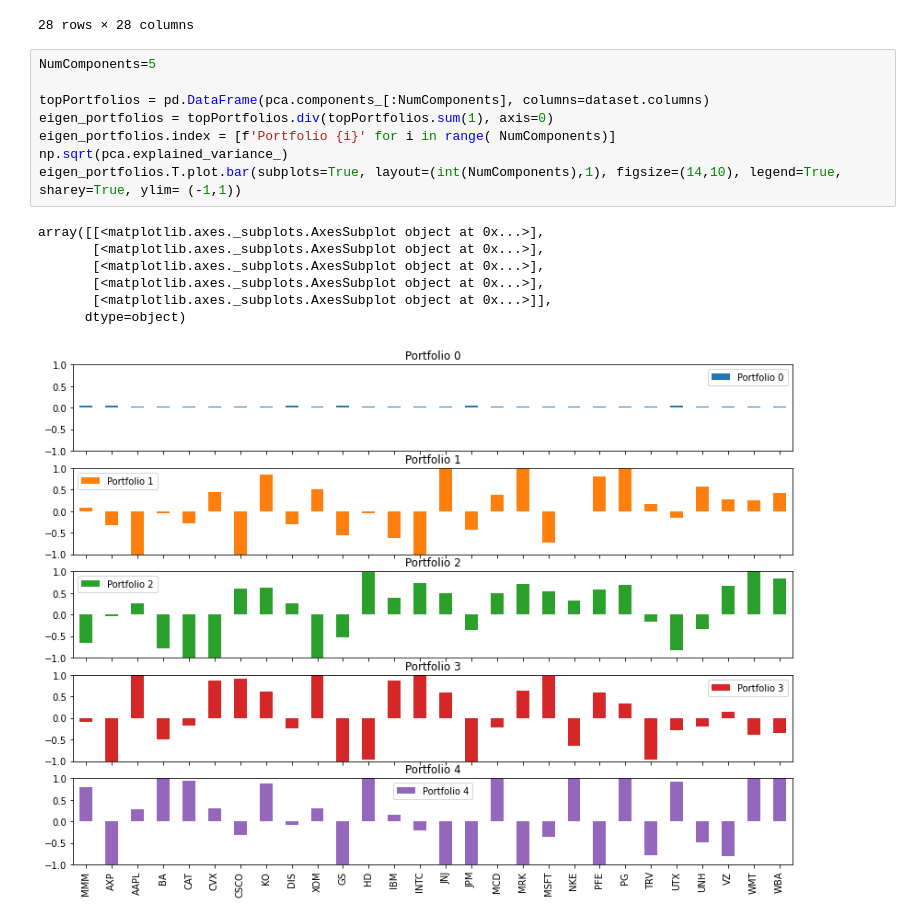
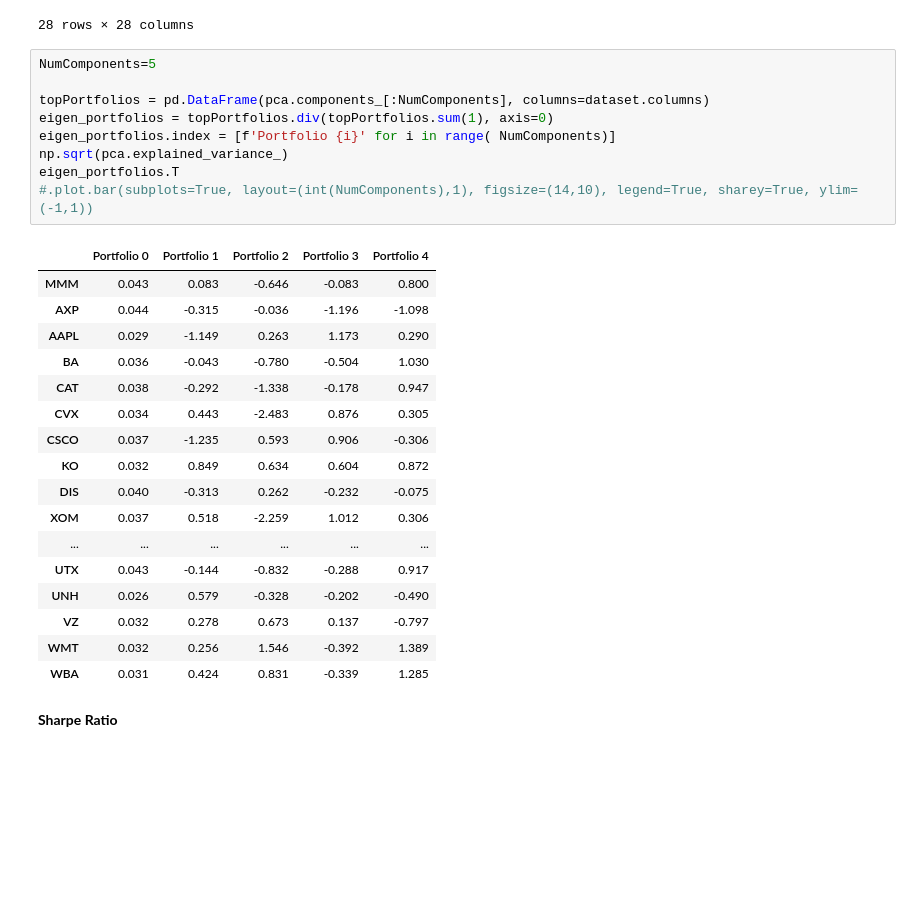
Before and after one commit to nixonwidjaja/ML-Finance, a Jupyter notebook: EigenPortfolio.ipynb, the cells around one changed output. Saved outputs shown, nothing was run; the diff lists cells and outputs as text; blank space fills up the shorter version.

Commit message:
sharpe ratio

```diff
--- a/EigenPortfolio.ipynb
+++ b/EigenPortfolio.ipynb
@@ -222,16 +222,29 @@ weights
 # %%
 NumComponents=5
 
 topPortfolios = pd.DataFrame(pca.components_[:NumComponents], columns=dataset.columns)
 eigen_portfolios = topPortfolios.div(topPortfolios.sum(1), axis=0)
 eigen_portfolios.index = [f'Portfolio {i}' for i in range( NumComponents)]
 np.sqrt(pca.explained_variance_)
-eigen_portfolios.T.plot.bar(subplots=True, layout=(int(NumComponents),1), figsize=(14,10), legend=True, sharey=True, ylim= (-1,1))
+eigen_portfolios.T
+#.plot.bar(subplots=True, layout=(int(NumComponents),1), figsize=(14,10), legend=True, sharey=True, ylim= (-1,1))
 # %% [output]
-array([[<matplotlib.axes._subplots.AxesSubplot object at 0x...>],
-       [<matplotlib.axes._subplots.AxesSubplot object at 0x...>],
-       [<matplotlib.axes._subplots.AxesSubplot object at 0x...>],
-       [<matplotlib.axes._subplots.AxesSubplot object at 0x...>],
-       [<matplotlib.axes._subplots.AxesSubplot object at 0x...>]],
-      dtype=object)
-[figure, removed]
+|  | Portfolio 0 | Portfolio 1 | Portfolio 2 | Portfolio 3 | Portfolio 4 |
+| MMM | 0.043 | 0.083 | -0.646 | -0.083 | 0.800 |
+| AXP | 0.044 | -0.315 | -0.036 | -1.196 | -1.098 |
+| AAPL | 0.029 | -1.149 | 0.263 | 1.173 | 0.290 |
+| BA | 0.036 | -0.043 | -0.780 | -0.504 | 1.030 |
+| CAT | 0.038 | -0.292 | -1.338 | -0.178 | 0.947 |
+| CVX | 0.034 | 0.443 | -2.483 | 0.876 | 0.305 |
+| CSCO | 0.037 | -1.235 | 0.593 | 0.906 | -0.306 |
+| KO | 0.032 | 0.849 | 0.634 | 0.604 | 0.872 |
+| DIS | 0.040 | -0.313 | 0.262 | -0.232 | -0.075 |
+| XOM | 0.037 | 0.518 | -2.259 | 1.012 | 0.306 |
+| ... | ... | ... | ... | ... | ... |
+| UTX | 0.043 | -0.144 | -0.832 | -0.288 | 0.917 |
+| UNH | 0.026 | 0.579 | -0.328 | -0.202 | -0.490 |
+| VZ | 0.032 | 0.278 | 0.673 | 0.137 | -0.797 |
+| WMT | 0.032 | 0.256 | 1.546 | -0.392 | 1.389 |
+| WBA | 0.031 | 0.424 | 0.831 | -0.339 | 1.285 |
+# %% [markdown]
+**Sharpe Ratio**
```
Also changed, not shown: parts of 1 cell of this notebook.
